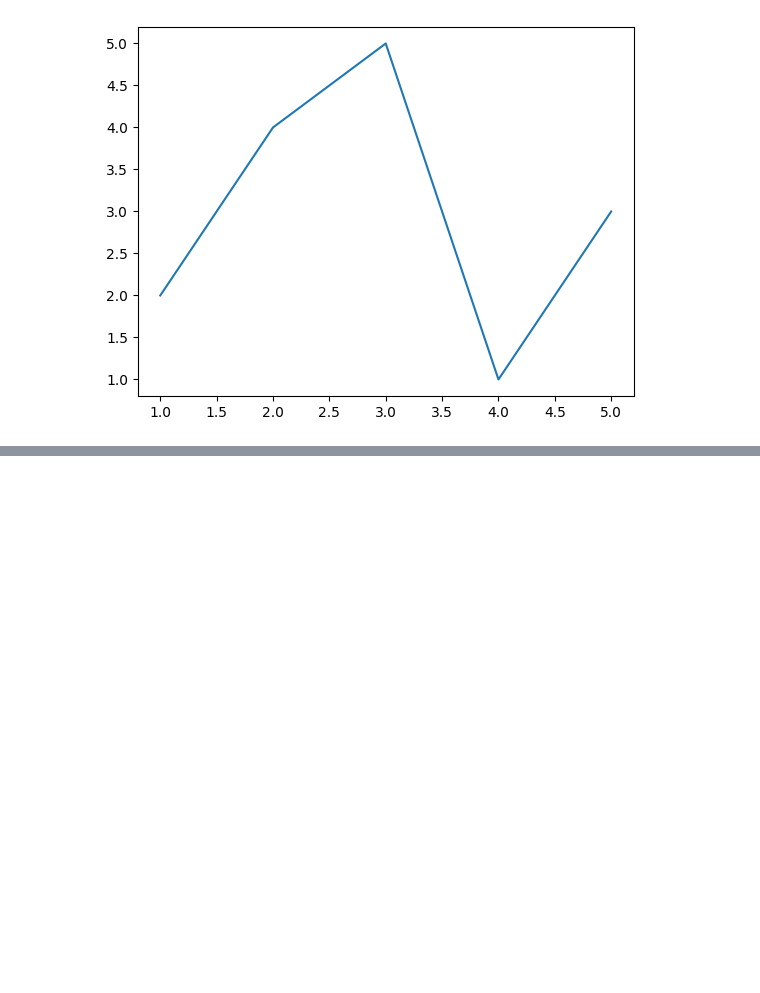
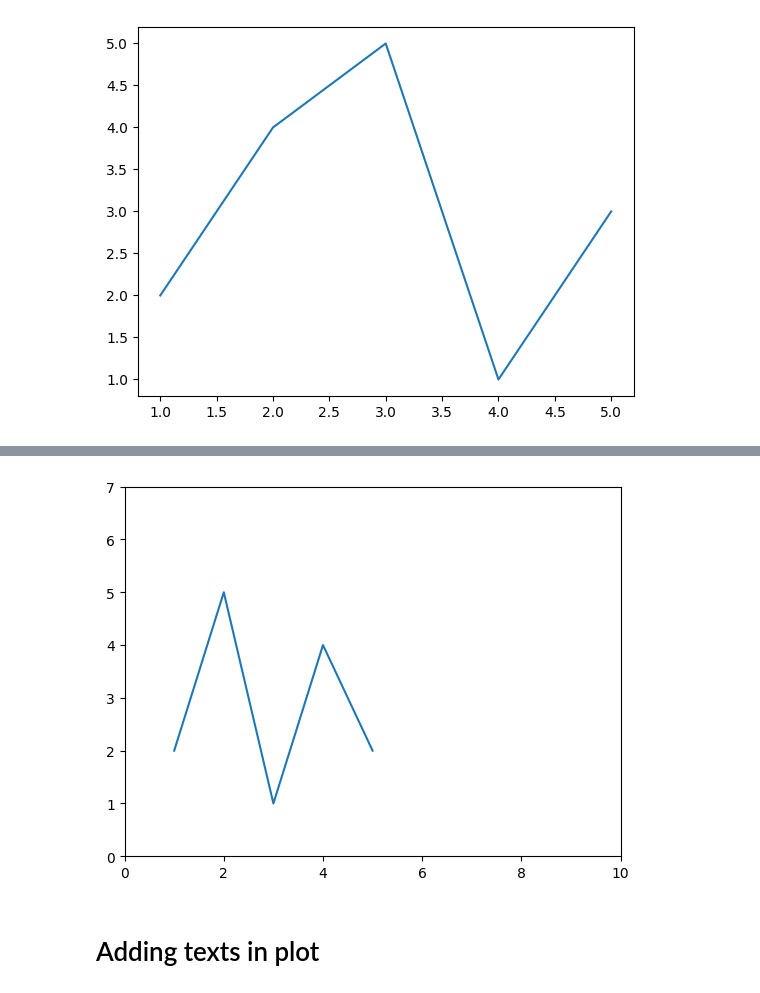
Before and after one commit to Tanay-Dwivedi/DADS-practice, a Jupyter notebook: Python/Matplotlib/matplotlib_practice2.ipynb, the cells around one changed output, grey strips where cells are left out. Saved outputs shown, nothing was run; the diff lists cells and outputs as text; code cells hidden in the pictures; blank space fills up the shorter version.

```diff
--- a/Python/Matplotlib/matplotlib_practice2.ipynb
+++ b/Python/Matplotlib/matplotlib_practice2.ipynb
@@ -495,0 +530,13 @@ plt.show()
+# %%
+# asix
+
+x = [1,2,3,4,5]
+y = [2,5,1,4,2]
+
+plt.plot(x,y)
+plt.axis([0,10,0,7])
+plt.show()
+# %% [output]
+[figure, added]
+# %% [markdown]
+# Adding texts in plot
```
Also changed, not shown: parts of 12 cells of this notebook.
